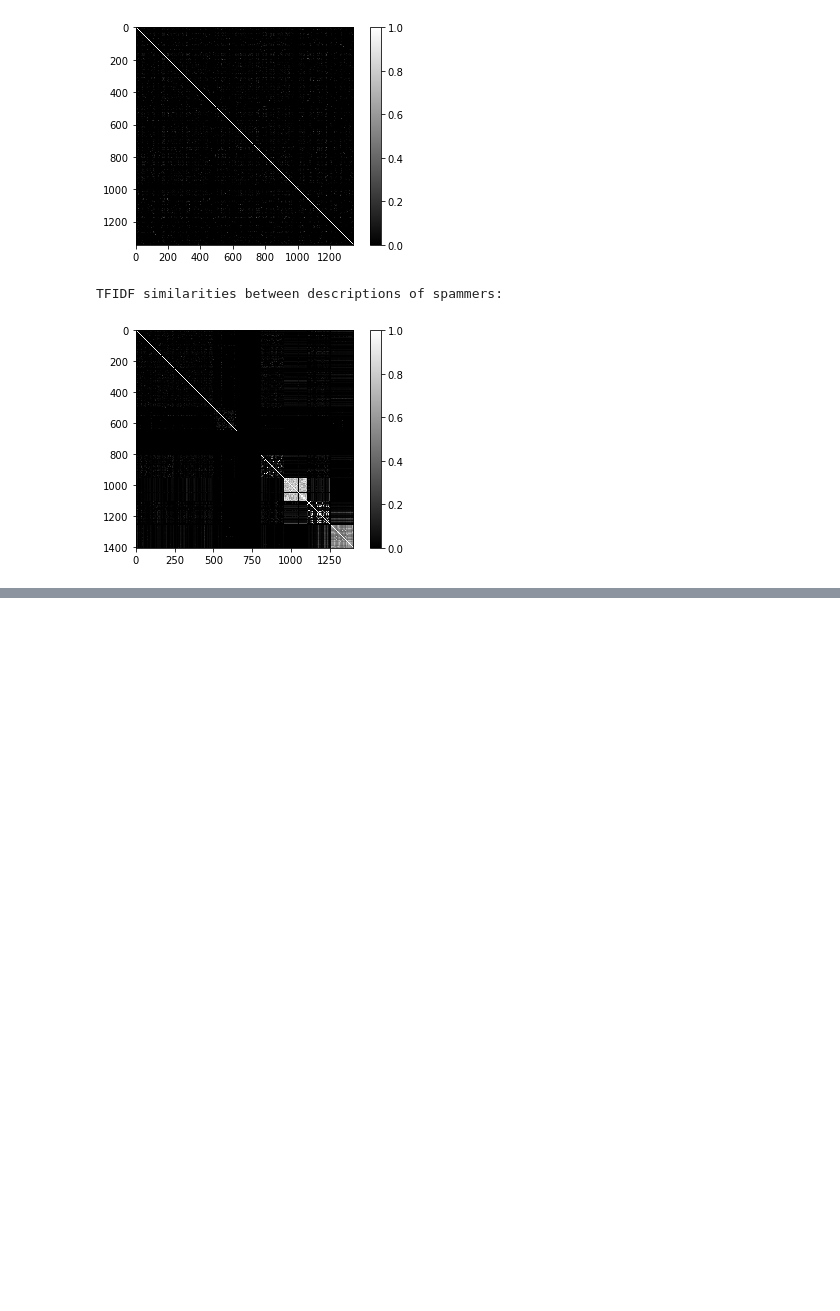
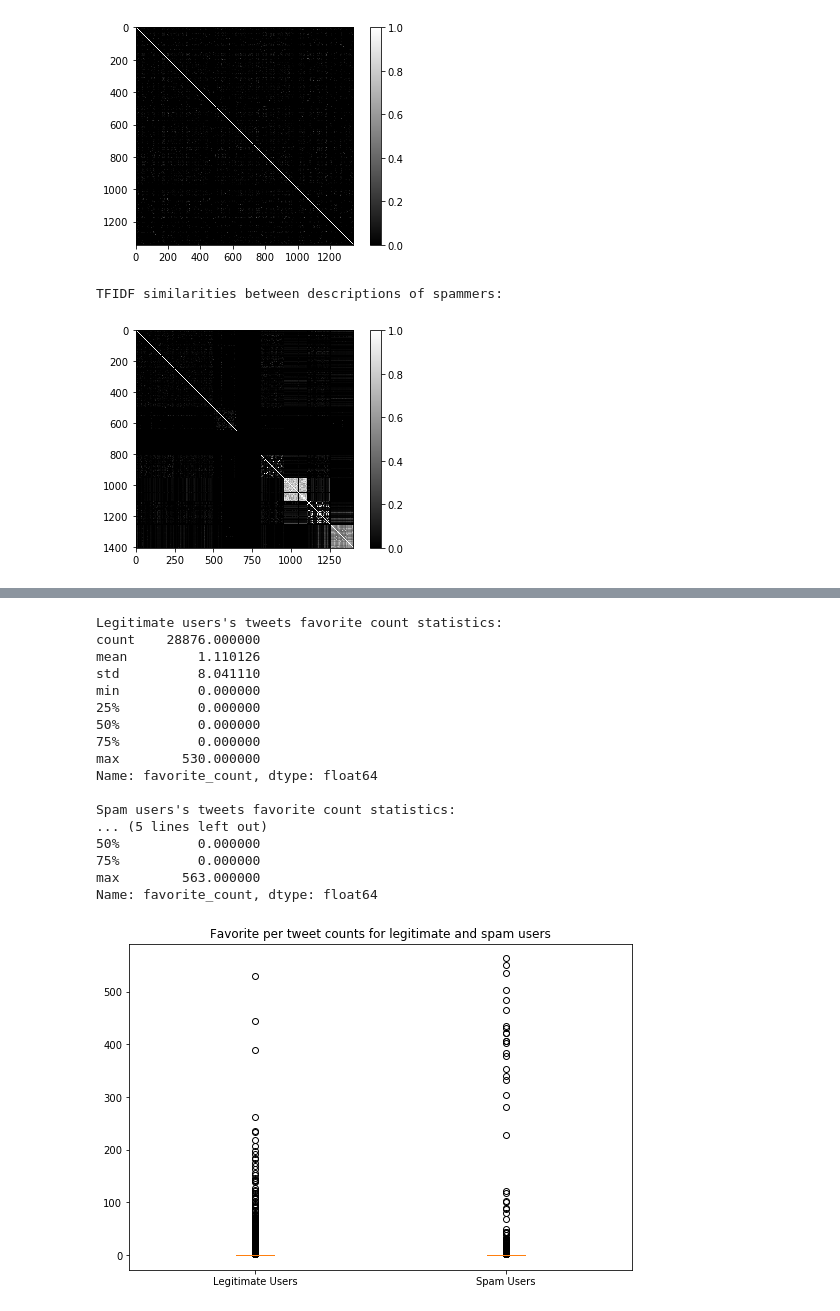
Before and after one commit to letheyue/TESLA-twitter-suspension-learning, a Jupyter notebook: data visualization/varol-RL.ipynb, the cells around one changed output, grey strips where cells are left out. Cells and saved outputs as stored; diff of their text form; code cells hidden in the pictures; blank space fills up the shorter version.

```diff
--- a/data visualization/varol-RL.ipynb
+++ b/data visualization/varol-RL.ipynb
@@ -503,0 +508,50 @@ We will move to visualize/analyze tweet-based features in the next section.
+# %%
+# get the summary statistics on status count
+print("Legitimate users's tweets favorite count statistics:")
+print(tweet[(tweet['user_type'] == 0)]['favorite_count'].describe())
+print("")
+print("Spam users's tweets favorite count statistics:")
+print(tweet[(tweet['user_type'] == 1)]['favorite_count'].describe())
+
+# Boxplot
+# Source:
+import matplotlib as mpl
+import matplotlib.pyplot as plt
+leg_fav_count = tweet[(tweet['user_type'] == 0)]['favorite_count']
+spam_fav_count = tweet[(tweet['user_type'] == 1)]['favorite_count']
+data_to_plot = [leg_fav_count,spam_fav_count]
+
+# Create a figure instance
+fig = plt.figure(1, figsize=(9, 6))
+
+# Create an axes instance
+ax = fig.add_subplot(111)
+
+# Create the boxplot
+# hide outliers - we will need to handle them but they make the graph really skewed and hard to read
+ax.boxplot(data_to_plot)
+ax.set_title('Favorite per tweet counts for legitimate and spam users')
+
+## Custom x-axis labels
+ax.set_xticklabels(['Legitimate Users', 'Spam Users'])
+
+plt.show()
+# %% [output]
+Legitimate users's tweets favorite count statistics:
+count    28876.000000
+mean         1.110126
+std          8.041110
+min          0.000000
+25%          0.000000
+50%          0.000000
+75%          0.000000
+max        530.000000
+Name: favorite_count, dtype: float64
+
+Spam users's tweets favorite count statistics:
+... (5 lines left out)
+50%          0.000000
+75%          0.000000
+max        563.000000
+Name: favorite_count, dtype: float64
+[figure, added]
```
Also changed, not shown: parts of 12 cells of this notebook.
